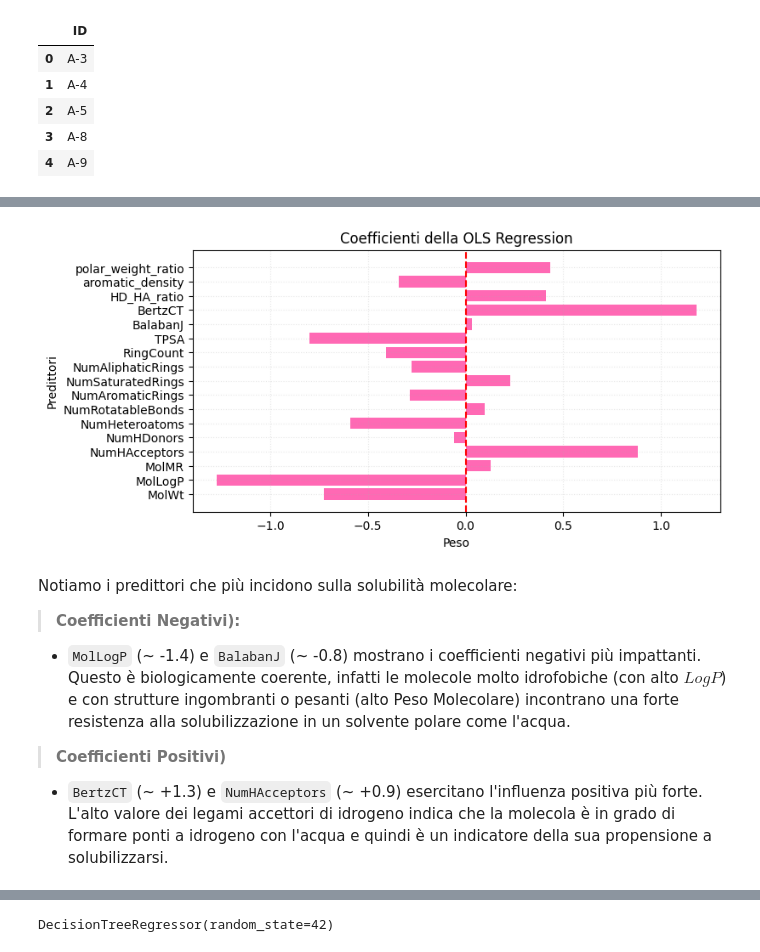
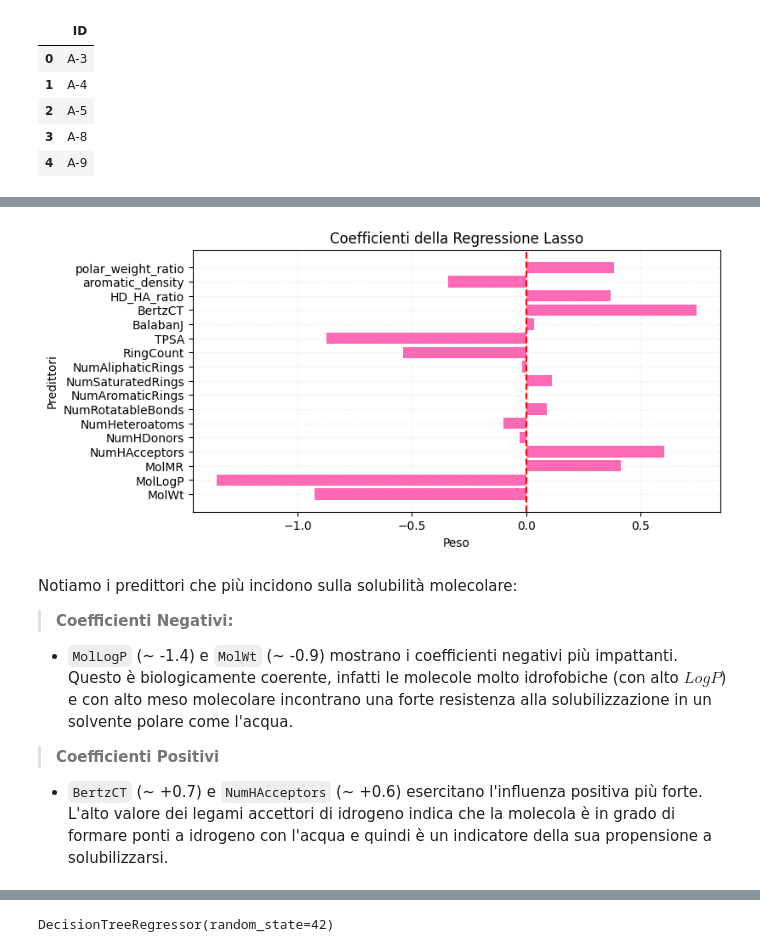
Before and after one commit to elettra-ven/DIA-Ventura-SolAq, a Jupyter notebook: SolAq_DIA_Ventura.ipynb, the cells around one changed output, grey strips where cells are left out. Drawn from its saved outputs; the diff is of its cells as text; code cells hidden in the pictures.

```diff
--- a/SolAq_DIA_Ventura.ipynb
+++ b/SolAq_DIA_Ventura.ipynb
@@ -517,7 +518,3 @@ df_init['ID'].head().to_frame() # Notiamo la prima lettera (es. "A")
 | 2 | A-5 |
 | 3 | A-8 |
 | 4 | A-9 |
-# %%
-df['Source'] = df_init['ID'].astype(str).str.split('-').str[0]
-
-df[['Source']].describe().round(3)
@@ -568,0 +597,3 @@ L'analisi esplorativa ha delineato la struttura del dataset, evidenziando aspett
+# %%
+df = df[(df['MolLogP'] > -20) & (df['MolLogP'] < 40)].copy()
+print(f"Dimensioni del dataset dopo la pulizia: {df.shape}")
@@ -651,6 +685,7 @@ Per massimizzare le performance ed evitare di penalizzare i modelli, il preproce
 Come evidenziato al termine dell'analisi esplorativa, siamo in presenza di forti relazioni lineari in un particolare gruppo di predittori:
 > **Rimuoviamo** le feature ripetitive nel gruppo legato al peso molecolare (`MolWt`), con collinearità maggiori di $r = 0.95$.
 # %%
+corr_mat = X_train.corr().abs() # Ricalcolo le collinearità solo su X_train per evitare data leakage
 pairs = corr_mat.abs().unstack()
 pairs = pairs[pairs < 1.0]
 
@@ -755,5 +786,5 @@ R2:   0.5486
 # %%
-alphas_to_test = alphas_ridge_optimized = np.logspace(-6, -2, 50)
+alphas_to_test = np.logspace(-6, -2, 50)
 
 ridge_pipeline = Pipeline([
     ('scaler', StandardScaler()),
@@ -817,21 +848,21 @@ La **Ridge Regression** ha selezionato un $\alpha = 0.01$, registrando metriche
 # %%
-coef_ols = ols_pipeline.named_steps['model'].coef_
+coef_lasso = lasso_pipeline.named_steps['model'].coef_
 
 plt.figure(figsize=(8, 4))
-plt.barh(X_train_reduced.columns, coef_ols, color='hotpink')
+plt.barh(X_train_reduced.columns, coef_lasso, color='hotpink')
 plt.axvline(x=0, color='red', linestyle='--')
-plt.title('Coefficienti della OLS Regression')
+plt.title('Coefficienti della Regressione Lasso')
 plt.xlabel('Peso')
 plt.ylabel('Predittori')
 plt.grid(True, linestyle=':', alpha=0.3)
 plt.show()
 # %% [output]
-[figure, old version]
+[figure, new version]
 # %% [markdown]
 Notiamo i predittori che più incidono sulla solubilità molecolare:
-> **Coefficienti Negativi):**
-   * `MolLogP` (~ -1.4) e `BalabanJ` (~ -0.8) mostrano i coefficienti negativi più impattanti. Questo è biologicamente coerente, infatti le molecole molto idrofobiche (con alto $LogP$) e con strutture ingombranti o pesanti (alto Peso Molecolare) incontrano una forte resistenza alla solubilizzazione in un solvente polare come l'acqua.
+> **Coefficienti Negativi:**
+   * `MolLogP` (~ -1.4) e `MolWt` (~ -0.9) mostrano i coefficienti negativi più impattanti. Questo è biologicamente coerente, infatti le molecole molto idrofobiche (con alto $LogP$) e con alto meso molecolare incontrano una forte resistenza alla solubilizzazione in un solvente polare come l'acqua.
 
-> **Coefficienti Positivi)**
-   * `BertzCT` (~ +1.3) e `NumHAcceptors` (~ +0.9) esercitano l'influenza positiva più forte. L'alto valore dei legami accettori di idrogeno indica che la molecola è in grado di formare ponti a idrogeno con l'acqua e quindi è un indicatore della sua propensione a solubilizzarsi.
+> **Coefficienti Positivi**
+   * `BertzCT` (~ +0.7) e `NumHAcceptors` (~ +0.6) esercitano l'influenza positiva più forte. L'alto valore dei legami accettori di idrogeno indica che la molecola è in grado di formare ponti a idrogeno con l'acqua e quindi è un indicatore della sua propensione a solubilizzarsi.
 # %% [markdown]
```
Also changed, not shown: parts of 89 cells of this notebook.
